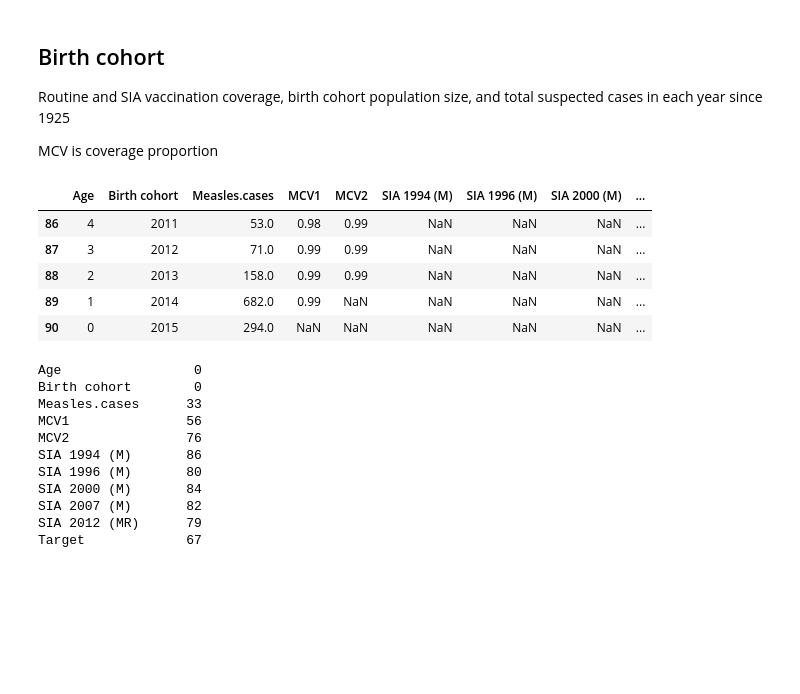
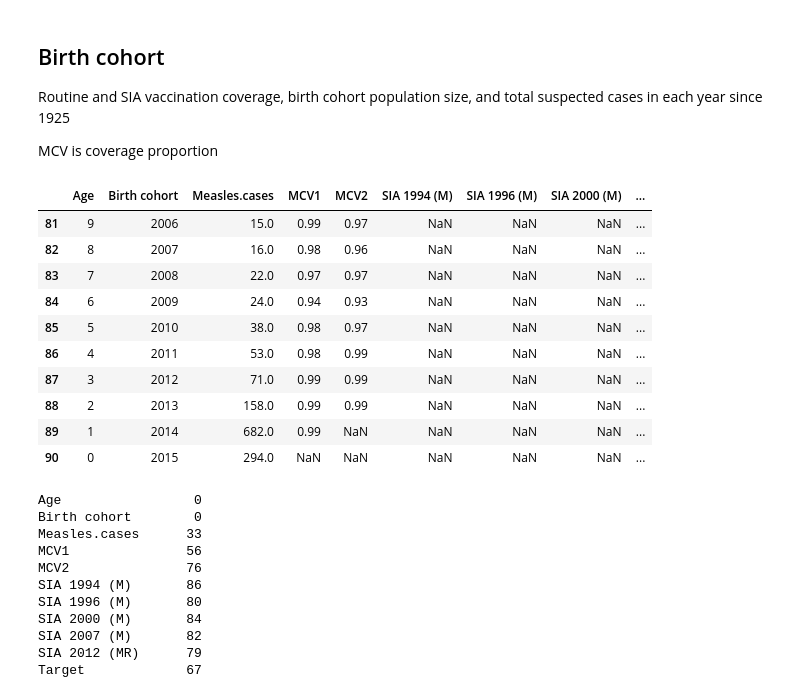
Before and after one commit to fonnesbeck/mongolia_measles, a Jupyter notebook: notebooks/Data Processing.ipynb, the cells around one changed output. Saved outputs shown, nothing was run; the diff lists cells and outputs as text; code cells hidden in the pictures; blank space fills up the shorter version.

```diff
--- a/notebooks/Data Processing.ipynb
+++ b/notebooks/Data Processing.ipynb
@@ -248,9 +256,14 @@ Routine and SIA vaccination coverage, birth cohort population size, and total su
 MCV is coverage proportion
 # %%
 birth_cohort_raw = pd.read_csv(DATA_IN+'birth cohort.csv')
-birth_cohort_raw.tail()
+birth_cohort_raw.tail(10)
 # %% [output]
 |  | Age | Birth cohort | Measles.cases | MCV1 | MCV2 | SIA 1994 (M) | SIA 1996 (M) | SIA 2000 (M) | ... |
+| 81 | 9 | 2006 | 15.0 | 0.99 | 0.97 | NaN | NaN | NaN | ... |
+| 82 | 8 | 2007 | 16.0 | 0.98 | 0.96 | NaN | NaN | NaN | ... |
+| 83 | 7 | 2008 | 22.0 | 0.97 | 0.97 | NaN | NaN | NaN | ... |
+| 84 | 6 | 2009 | 24.0 | 0.94 | 0.93 | NaN | NaN | NaN | ... |
+| 85 | 5 | 2010 | 38.0 | 0.98 | 0.97 | NaN | NaN | NaN | ... |
 | 86 | 4 | 2011 | 53.0 | 0.98 | 0.99 | NaN | NaN | NaN | ... |
 | 87 | 3 | 2012 | 71.0 | 0.99 | 0.99 | NaN | NaN | NaN | ... |
 | 88 | 2 | 2013 | 158.0 | 0.99 | 0.99 | NaN | NaN | NaN | ... |
```
Also changed, not shown: parts of 6 cells of this notebook, 2 other files.
